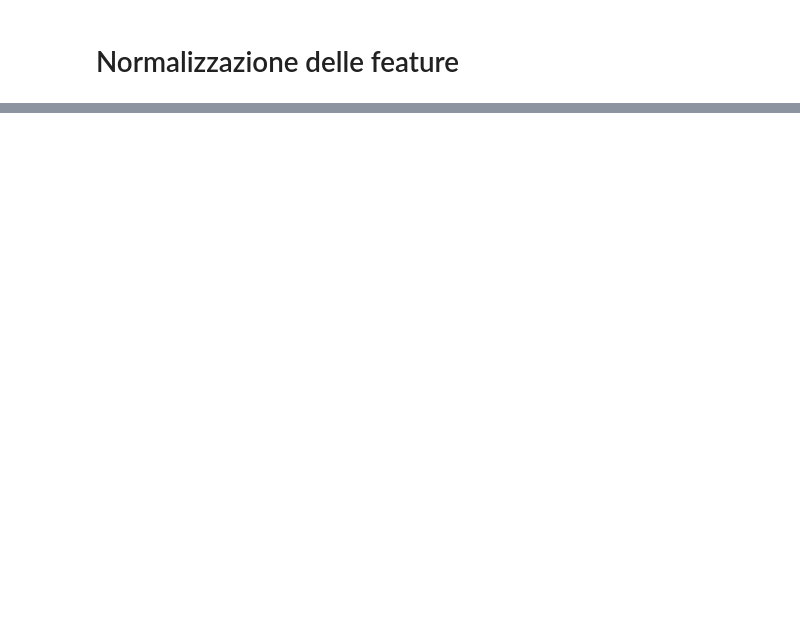
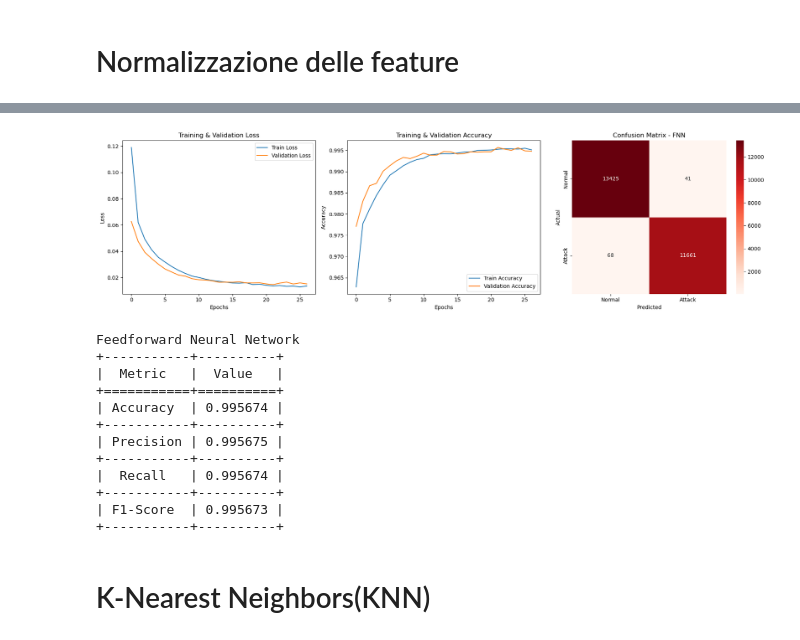
Before and after one commit to Alessio1100/ML_Intrusion_Detection, a Jupyter notebook: Intrusion_Detection_Binary.ipynb, the cells around one changed output, grey strips where cells are left out. Cells and saved outputs as stored; diff of their text form; code cells hidden in the pictures; blank space fills up the shorter version.

```diff
--- a/Intrusion_Detection_Binary.ipynb
+++ b/Intrusion_Detection_Binary.ipynb
@@ -391,0 +446,9 @@ full_pipeline_models = {
+# %%
+results_dictionary={}
+def metrics_score(y_true, y_pred):
+    metrics = {}
+    metrics['Accuracy'] = accuracy_score(y_true, y_pred)
+    metrics['Precision'] = precision_score(y_true, y_pred, average='weighted')
+    metrics['Recall'] = recall_score(y_true, y_pred, average='weighted')
+    metrics['F1-Score'] = f1_score(y_true, y_pred, average='weighted')
+    return metrics
@@ -391,0 +580,56 @@ full_pipeline_models = {
+# %%
+# Creazione della figura con 3 sottoplot in una riga
+fig, axes = plt.subplots(1, 3, figsize=(18, 5))
+
+# Grafico della loss
+axes[0].plot(history.history['loss'], label='Train Loss')
+axes[0].plot(history.history['val_loss'], label='Validation Loss')
+axes[0].set_xlabel('Epochs')
+axes[0].set_ylabel('Loss')
+axes[0].set_title('Training & Validation Loss')
+axes[0].legend()
+
+# Grafico dell'accuracy
+axes[1].plot(history.history['accuracy'], label='Train Accuracy')
+axes[1].plot(history.history['val_accuracy'], label='Validation Accuracy')
+axes[1].set_xlabel('Epochs')
+axes[1].set_ylabel('Accuracy')
+axes[1].set_title('Training & Validation Accuracy')
+axes[1].legend()
+
+# Matrice di confusione
+sns.heatmap(confusion_matrix(y_val, y_pred_nn), annot=True, fmt="d", cmap="Reds",
+            xticklabels=["Normal", "Attack"], yticklabels=["Normal", "Attack"], ax=axes[2])
+axes[2].set_xlabel("Predicted")
+axes[2].set_ylabel("Actual")
+axes[2].set_title("Confusion Matrix - FNN")
+
+# Mostra tutti i grafici
+plt.tight_layout()
+plt.show()
+
+
+# Tabella delle metriche
+table_nn = [["Accuracy", metrics_nn["Accuracy"]],
+         ["Precision", metrics_nn["Precision"]],
+         ["Recall", metrics_nn["Recall"]],
+         ["F1-Score", metrics_nn["F1-Score"]]]
+
+print("Feedforward Neural Network")
+print(tabulate(table_nn, headers=["Metric", "Value"], tablefmt="grid", colalign=("center", "center")))
+# %% [output]
+[figure, added]
+Feedforward Neural Network
++-----------+----------+
+|  Metric   |  Value   |
++===========+==========+
+| Accuracy  | 0.995674 |
++-----------+----------+
+| Precision | 0.995675 |
++-----------+----------+
+|  Recall   | 0.995674 |
++-----------+----------+
+| F1-Score  | 0.995673 |
++-----------+----------+
+# %% [markdown]
+# K-Nearest Neighbors(KNN)
```
Also changed, not shown: parts of 33 cells of this notebook.
